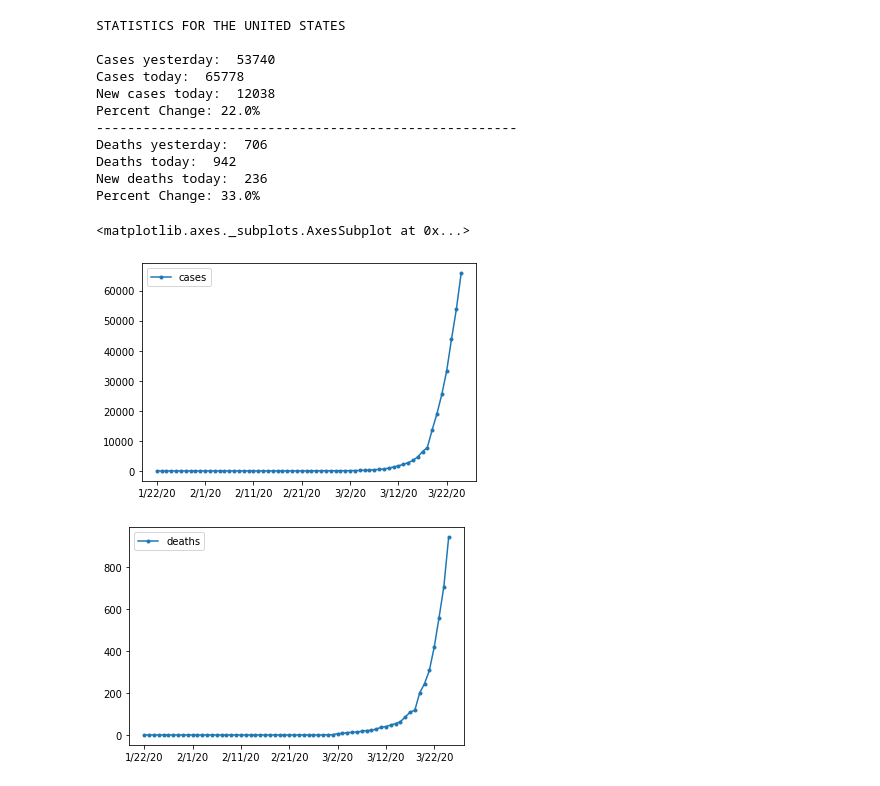
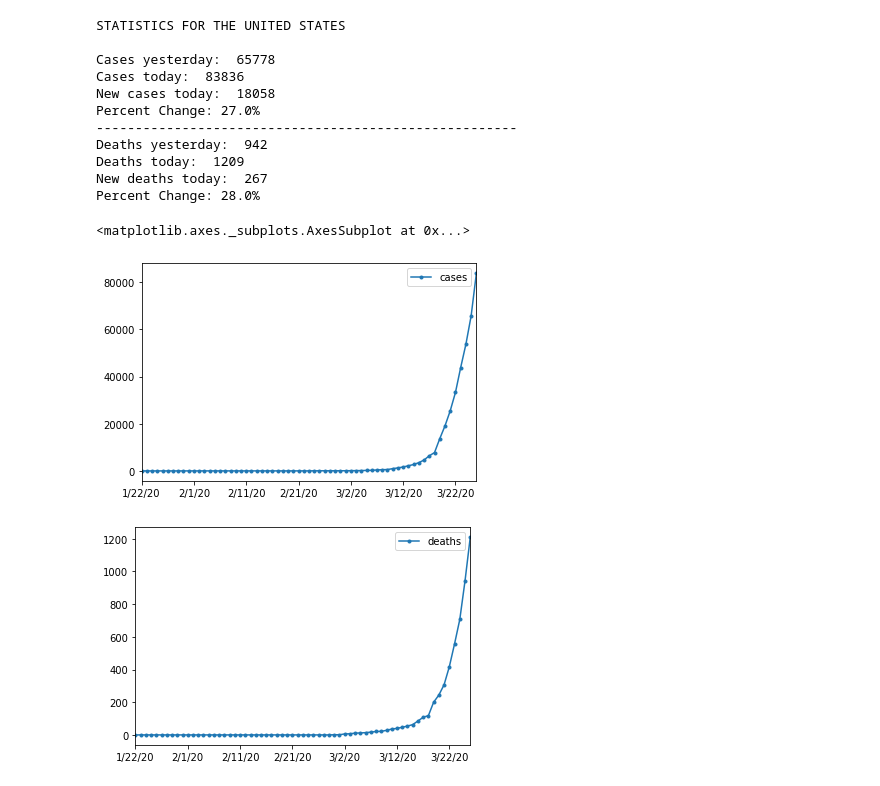
Before and after one commit to atreyid/US_IND_IT_COVID19, a Jupyter notebook: US_IND_IT_COVID19.ipynb, the cells around one changed output. Drawn from its saved outputs; the diff is of its cells as text; code cells hidden in the pictures.

```diff
--- a/US_IND_IT_COVID19.ipynb
+++ b/US_IND_IT_COVID19.ipynb
@@ -3,6 +3,11 @@ import numpy as np
 import pandas as pd
 import matplotlib.pyplot as plt
 %matplotlib inline
+
+#Plotly Method Imports
+import plotly # You can use matplotlib as well for these plots as well
+import cufflinks as cf
+cf.go_offline()
 
 import pandas as pd
 import io
@@ -22,43 +27,43 @@ us_cases.columns = ['cases']
 
 cases_today = us_cases[-1:]['cases'][0]
 cases_yesterday = us_cases[-2:]['cases'][0]
 print("STATISTICS FOR THE UNITED STATES\n")
 print("Cases yesterday: ", cases_yesterday)
 print("Cases today: ", cases_today)
 print("New cases today: ", cases_today - cases_yesterday)
 print("Percent Change: {0}%".format(round((cases_today - cases_yesterday) / cases_yesterday * 100)))
 print("------------------------------------------------------")
 us_cases.plot(style='.-')
 
 us_deaths = corona_deaths.loc[corona_deaths['Country/Region'] == 'US']
 us_deaths.drop(['Province/State', 'Country/Region', 'Lat', 'Long'], axis=1, inplace = True)
 us_deaths = us_deaths.transpose()
 us_deaths.columns = ['deaths']
 
 deaths_today = us_deaths[-1:]['deaths'][0]
 deaths_yesterday = us_deaths[-2:]['deaths'][0]
 
 print("Deaths yesterday: ", deaths_yesterday)
 print("Deaths today: ", deaths_today)
 print("New deaths today: ", deaths_today - deaths_yesterday)
 print("Percent Change: {0}%".format(round((deaths_today - deaths_yesterday) / deaths_yesterday * 100)))
 
 us_deaths.plot(style='.-')
 # %% [output]
 STATISTICS FOR THE UNITED STATES
 
-Cases yesterday:  53740
-Cases today:  65778
-New cases today:  12038
-Percent Change: 22.0%
+Cases yesterday:  65778
+Cases today:  83836
+New cases today:  18058
+Percent Change: 27.0%
 ------------------------------------------------------
-Deaths yesterday:  706
-Deaths today:  942
-New deaths today:  236
-Percent Change: 33.0%
+Deaths yesterday:  942
+Deaths today:  1209
+New deaths today:  267
+Percent Change: 28.0%
 <matplotlib.axes._subplots.AxesSubplot at 0x...>
-[figure, old version]
+[figure, new version]
-[figure, old version]
+[figure, new version]
 # %%
 italy_cases = corona_cases.loc[corona_cases['Country/Region'] == 'Italy']
 italy_cases.head()
```
Also changed, not shown: parts of 3 cells of this notebook.
